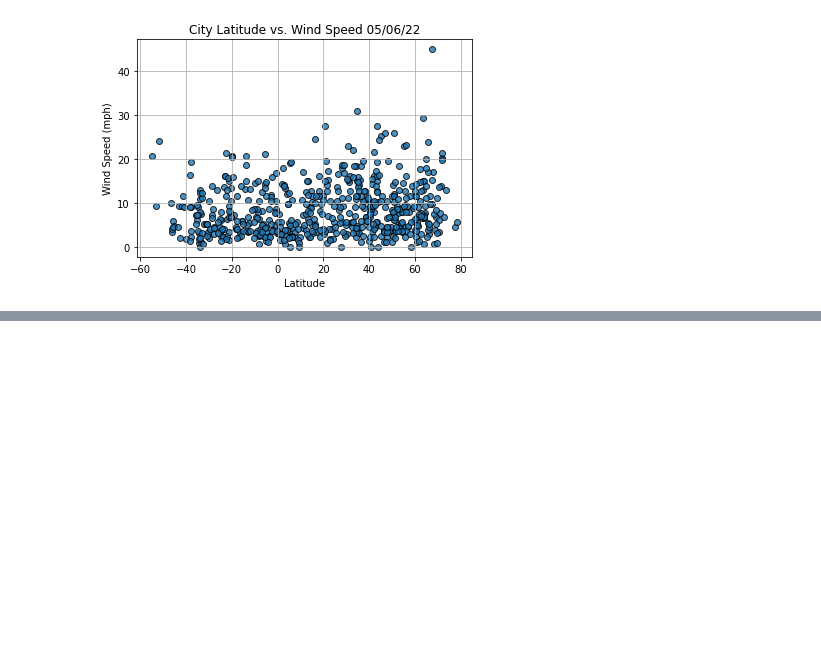
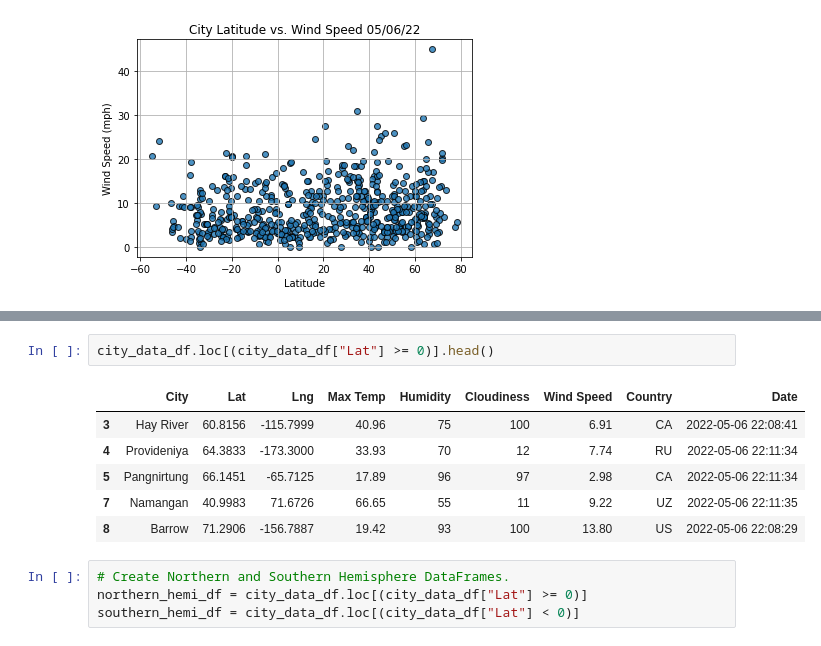
Before and after one commit to MariloyH/World_Weather_Analysis, a Jupyter notebook: WeatherPy.ipynb, the cells around one changed output, grey strips where cells are left out. Cells and saved outputs as stored; diff of their text form; blank space fills up the shorter version.

```diff
--- a/WeatherPy.ipynb
+++ b/WeatherPy.ipynb
@@ -245,0 +328,13 @@ plt.show()
+# %%
+city_data_df.loc[(city_data_df["Lat"] >= 0)].head()
+# %% [output]
+|  | City | Lat | Lng | Max Temp | Humidity | Cloudiness | Wind Speed | Country | Date |
+| 3 | Hay River | 60.8156 | -115.7999 | 40.96 | 75 | 100 | 6.91 | CA | 2022-05-06 22:08:41 |
+| 4 | Provideniya | 64.3833 | -173.3000 | 33.93 | 70 | 12 | 7.74 | RU | 2022-05-06 22:11:34 |
+| 5 | Pangnirtung | 66.1451 | -65.7125 | 17.89 | 96 | 97 | 2.98 | CA | 2022-05-06 22:11:34 |
+| 7 | Namangan | 40.9983 | 71.6726 | 66.65 | 55 | 11 | 9.22 | UZ | 2022-05-06 22:11:35 |
+| 8 | Barrow | 71.2906 | -156.7887 | 19.42 | 93 | 100 | 13.80 | US | 2022-05-06 22:08:29 |
+# %%
+# Create Northern and Southern Hemisphere DataFrames.
+northern_hemi_df = city_data_df.loc[(city_data_df["Lat"] >= 0)]
+southern_hemi_df = city_data_df.loc[(city_data_df["Lat"] < 0)]
```
Also changed, not shown: parts of 7 cells of this notebook, 1 other file.
